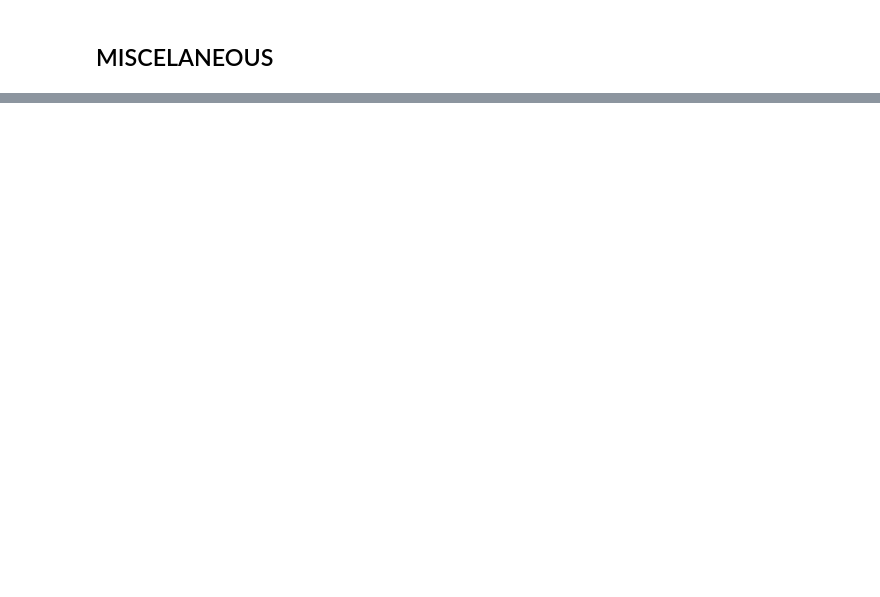
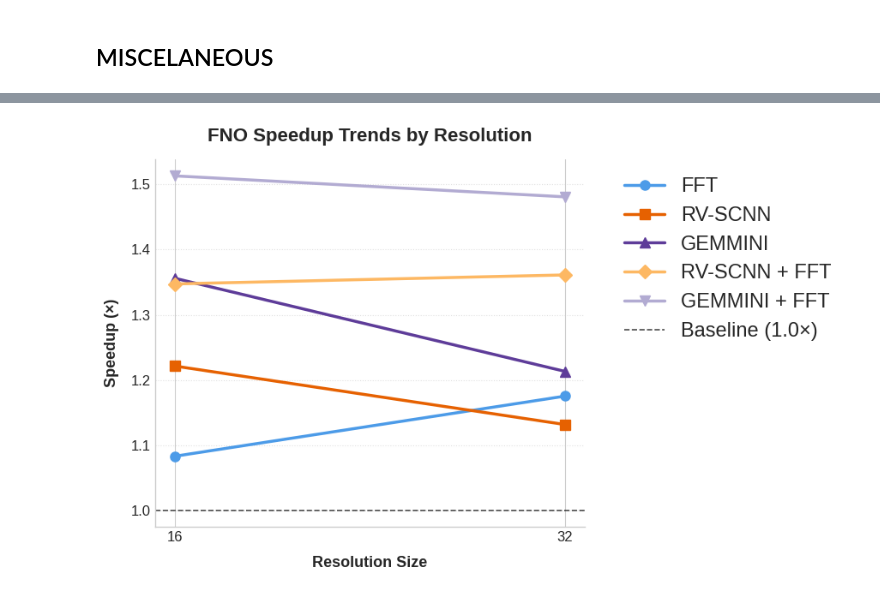
Before and after one commit to juandiegoproch/FNO_acceltests, a Jupyter notebook: graphs.ipynb, the cells around one changed output, grey strips where cells are left out. Saved outputs shown, nothing was run; the diff lists cells and outputs as text; code cells hidden in the pictures; blank space fills up the shorter version.

```diff
--- a/graphs.ipynb
+++ b/graphs.ipynb
@@ -134,8 +135,8 @@ fno_acceleration = pd.DataFrame({
 
 fno_speedups = pd.DataFrame({
     "Speedup": ["FFT", "RV-SCNN", "GEMMINI", "RV-SCNN + FFT", "GEMMINI + FFT"],
-    "16": [1.139895209, 1.221420759, 1.356169026, 1.3473963, 1.513260696],
-    "32": [1.127346386, 1.131564841, 1.213138032, 1.361232541, 1.481031909]
+    "16": [1.082891609, 1.221420759, 1.356169026, 1.3473963, 1.513260696],
+    "32": [1.175231215, 1.131564841, 1.213138032, 1.361232541, 1.481031909]
 })
 # %% [markdown]
 # figures
@@ -909,0 +1140,57 @@ NameError: name 'np' is not defined
+# %%
+resolutions = ["16", "32"]
+df_plot = fno_speedups.set_index("Speedup")[resolutions].T
+
+# ── FONT SIZE CONTROLS ─────────────────────────────────────────────────────────
+FONT_TITLE   = 16   # plot title
+FONT_AXIS    = 13   # x/y axis labels
+FONT_TICKS   = 12   # tick numbers
+FONT_LEGEND  = 17   # legend text
+
+# ── PLOTTING ──────────────────────────────────────────────────────────────────
+fig, ax = plt.subplots(figsize=(9, 5.5))
+colors = ["#4C9BE8", "#E66101", "#5E3C99", "#FDB863", "#B2ABD2"]
+markers = ["o", "s", "^", "D", "v"]
+
+for i, column in enumerate(df_plot.columns):
+    ax.plot(
+        df_plot.index,
+        df_plot[column],
+        marker=markers[i],
+        linewidth=2.5,
+        markersize=8,
+        color=colors[i],
+        label=column
+    )
+
+ax.axhline(
+    1.0,
+    color="black",
+    linestyle="--",
+    linewidth=1.2,
+    alpha=0.7,
+    label="Baseline (1.0×)"
+)
+
+# Typography and axis definitions
+ax.set_title("FNO Speedup Trends by Resolution", fontsize=FONT_TITLE, fontweight="bold", pad=15)
+ax.set_xlabel("Resolution Size", fontsize=FONT_AXIS, fontweight="bold", labelpad=10)
+ax.set_ylabel("Speedup (×)", fontsize=FONT_AXIS, fontweight="bold", labelpad=10)
+ax.spines["top"].set_visible(False)
+ax.spines["right"].set_visible(False)
+ax.grid(axis="y", linestyle=":", alpha=0.6)
+ax.tick_params(axis="both", labelsize=FONT_TICKS)
+
+# ── LEGEND POSITION + SIZE ──────────────────────────────────────────────────────
+ax.legend(
+    fontsize=FONT_LEGEND,
+    loc="upper left",
+    bbox_to_anchor=(1.05, 1),
+    frameon=False
+)
+
+plt.tight_layout()
+plt.savefig(f"./figures/fno_combined.png", dpi=150, bbox_inches="tight")
+plt.show()
+# %% [output]
+[figure, added]
```
Also changed, not shown: parts of 9 cells of this notebook, 35 other files.
